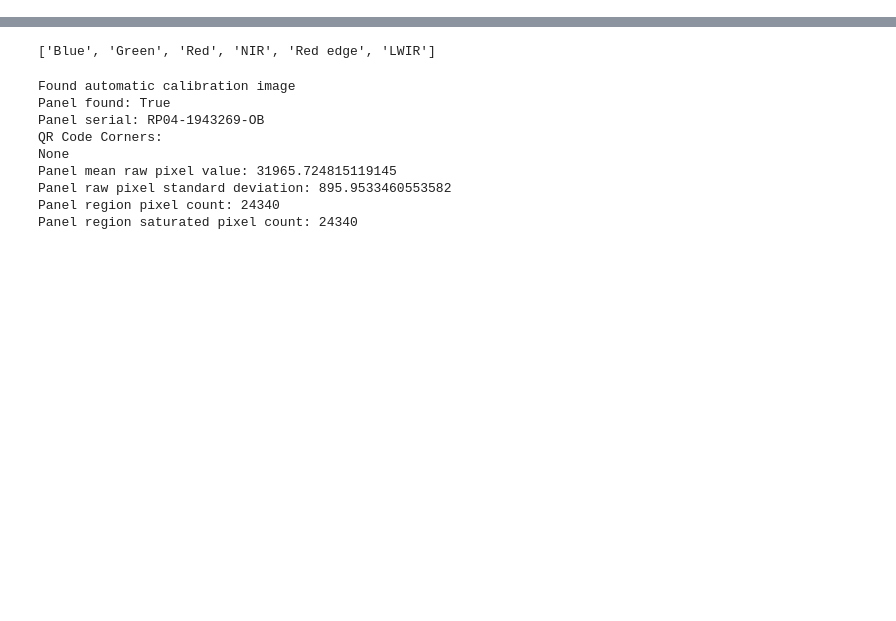
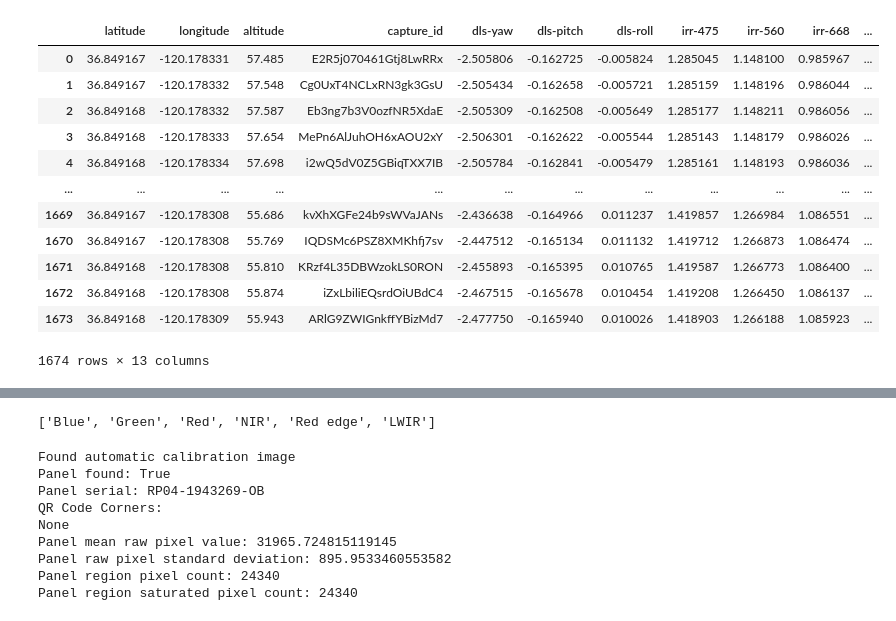
Before and after one commit to TheAgricolaTeam/UAV-hovering-data-processing, a Jupyter notebook: Step1 Data Details and Warp Matrix.ipynb, the cells around one changed output, grey strips where cells are left out. Cells and saved outputs as stored; diff of their text form; code cells hidden in the pictures; blank space fills up the shorter version.

```diff
--- a/MicaSense Altum Hover Flight Data Processing.ipynb
+++ b/Step1 Data Details and Warp Matrix.ipynb
@@ -28,0 +51,6 @@ path_outputs = (r'C:\Users\Alfonso\Desktop\20200727_1150AM_Matrice_Micasense_IRT
+# %%
+import pandas as pd
+
+data, columns = imgset.as_nested_lists()
+print("Columns: {}".format(columns))
+df = pd.DataFrame.from_records(data, index='timestamp', columns=columns)
@@ -28,0 +68,16 @@ path_outputs = (r'C:\Users\Alfonso\Desktop\20200727_1150AM_Matrice_Micasense_IRT
+# %%
+df
+# %% [output]
+|  | latitude | longitude | altitude | capture_id | dls-yaw | dls-pitch | dls-roll | irr-475 | irr-560 | irr-668 | ... |
+| 0 | 36.849167 | -120.178331 | 57.485 | E2R5j070461Gtj8LwRRx | -2.505806 | -0.162725 | -0.005824 | 1.285045 | 1.148100 | 0.985967 | ... |
+| 1 | 36.849167 | -120.178332 | 57.548 | Cg0UxT4NCLxRN3gk3GsU | -2.505434 | -0.162658 | -0.005721 | 1.285159 | 1.148196 | 0.986044 | ... |
+| 2 | 36.849168 | -120.178332 | 57.587 | Eb3ng7b3V0ozfNR5XdaE | -2.505309 | -0.162508 | -0.005649 | 1.285177 | 1.148211 | 0.986056 | ... |
+| 3 | 36.849168 | -120.178333 | 57.654 | MePn6AlJuhOH6xAOU2xY | -2.506301 | -0.162622 | -0.005544 | 1.285143 | 1.148179 | 0.986026 | ... |
+| 4 | 36.849168 | -120.178334 | 57.698 | i2wQ5dV0Z5GBiqTXX7IB | -2.505784 | -0.162841 | -0.005479 | 1.285161 | 1.148193 | 0.986036 | ... |
+| ... | ... | ... | ... | ... | ... | ... | ... | ... | ... | ... | ... |
+| 1669 | 36.849167 | -120.178308 | 55.686 | kvXhXGFe24b9sWVaJANs | -2.436638 | -0.164966 | 0.011237 | 1.419857 | 1.266984 | 1.086551 | ... |
+| 1670 | 36.849167 | -120.178308 | 55.769 | IQDSMc6PSZ8XMKhfj7sv | -2.447512 | -0.165134 | 0.011132 | 1.419712 | 1.266873 | 1.086474 | ... |
+| 1671 | 36.849168 | -120.178308 | 55.810 | KRzf4L35DBWzokLS0RON | -2.455893 | -0.165395 | 0.010765 | 1.419587 | 1.266773 | 1.086400 | ... |
+| 1672 | 36.849168 | -120.178308 | 55.874 | iZxLbiliEQsrdOiUBdC4 | -2.467515 | -0.165678 | 0.010454 | 1.419208 | 1.266450 | 1.086137 | ... |
+| 1673 | 36.849168 | -120.178309 | 55.943 | ARlG9ZWIGnkffYBizMd7 | -2.477750 | -0.165940 | 0.010026 | 1.418903 | 1.266188 | 1.085923 | ... |
+1674 rows × 13 columns
```
Also changed, not shown: parts of 18 cells of this notebook, 2 other files.
